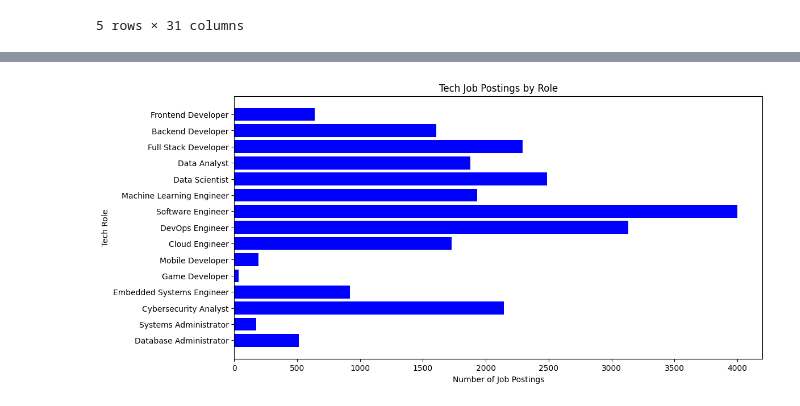
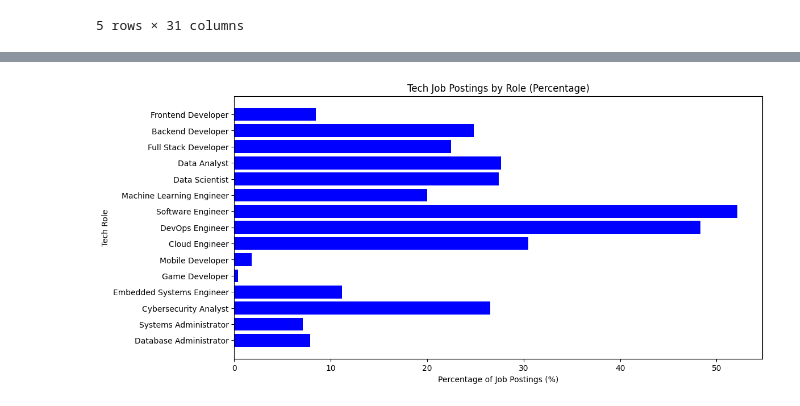
Before and after one commit to nghiax4/JobPostingAnalysis, a Jupyter notebook: Nghia/main.ipynb, the cells around one changed output, grey strips where cells are left out. Drawn from its saved outputs; the diff is of its cells as text; code cells hidden in the pictures.

```diff
--- a/Nghia/main.ipynb
+++ b/Nghia/main.ipynb
@@ -69,7 +93,6 @@ print(tech_postings.shape)
 # %%
 import matplotlib.pyplot as plt
 
-# Re-defining the role filters since the previous execution context was lost
 ROLE_FILTERS = {
     "Frontend Developer": [
         "frontend", "UI", "user interface", "React", "Vue", "Angular", "CSS", "HTML", "JavaScript",
@@ -142,39 +165,47 @@ def count_matches(job_title, job_desc, keywords):
         len(re.findall(pattern, job_desc, re.IGNORECASE))
     )
 
-# Initialize role counts
-role_counts = {role: 0 for role in ROLE_FILTERS}
+def analyze_job_postings(tech_postings):
+    """Analyzes job postings and visualizes the percentage of job postings by role."""
+    # Initialize role counts
+    role_counts = {role: 0 for role in ROLE_FILTERS}
 
-# Process job postings
-for _, row in tech_postings.iterrows():
-    job_title = str(row["title"])
-    job_desc = str(row["description"])
+    # Process job postings
+    for _, row in tech_postings.iterrows():
+        job_title = str(row["title"])
+        job_desc = str(row["description"])
 
-    matched_roles = []
+        matched_roles = []
 
-    for role, keywords in ROLE_FILTERS.items():
-        if count_matches(job_title, job_desc, keywords) >= 2:  # Match if count is 2 or more
-            matched_roles.append(role)
+        for role, keywords in ROLE_FILTERS.items():
+            if count_matches(job_title, job_desc, keywords) >= 2:  # Match if count is 2 or more
+                matched_roles.append(role)
 
-    # Full Stack differentiation: If both Frontend & Backend are matched, prefer Full Stack
-    if "Frontend Developer" in matched_roles and "Backend Developer" in matched_roles:
-        matched_roles = [r for r in matched_roles if r not in ["Frontend Developer", "Backend Developer"]]
-        matched_roles.append("Full Stack Developer")
+        # Full Stack differentiation: If both Frontend & Backend are matched, prefer Full Stack
+        if "Frontend Developer" in matched_roles and "Backend Developer" in matched_roles:
+            matched_roles = [r for r in matched_roles if r not in ["Frontend Developer", "Backend Developer"]]
+            matched_roles.append("Full Stack Developer")
 
-    # Increment role counts
-    for role in matched_roles:
-        role_counts[role] += 1
+        # Increment role counts
+        for role in matched_roles:
+            role_counts[role] += 1
 
-# Convert results to a DataFrame
-role_counts_df = pd.DataFrame(list(role_counts.items()), columns=["Role", "Job Count"])
+    # Convert counts to percentages
+    total_postings = len(tech_postings)
+    role_percentages = {role: (count / total_postings) * 100 for role, count in role_counts.items()}
 
-# Visualize results
-plt.figure(figsize=(12, 6))
-plt.barh(role_counts_df["Role"], role_counts_df["Job Count"], color="blue")
-plt.xlabel("Number of Job Postings")
-plt.ylabel("Tech Role")
-plt.title("Tech Job Postings by Role")
-plt.gca().invert_yaxis()  # Invert y-axis to show highest count on top
-plt.show()
+    # Convert results to a DataFrame
+    role_percentages_df = pd.DataFrame(list(role_percentages.items()), columns=["Role", "Percentage"])
+
+    # Visualize results
+    plt.figure(figsize=(12, 6))
+    plt.barh(role_percentages_df["Role"], role_percentages_df["Percentage"], color="blue")
+    plt.xlabel("Percentage of Job Postings (%)")
+    plt.ylabel("Tech Role")
+    plt.title("Tech Job Postings by Role (Percentage)")
+    plt.gca().invert_yaxis()  # Invert y-axis to show highest percentage on top
+    plt.show()
-# %% [output]
-[figure, removed]
+# %%
+analyze_job_postings(tech_postings)
+# %% [output]
+[figure, added]
```
Also changed, not shown: parts of 8 cells of this notebook.
